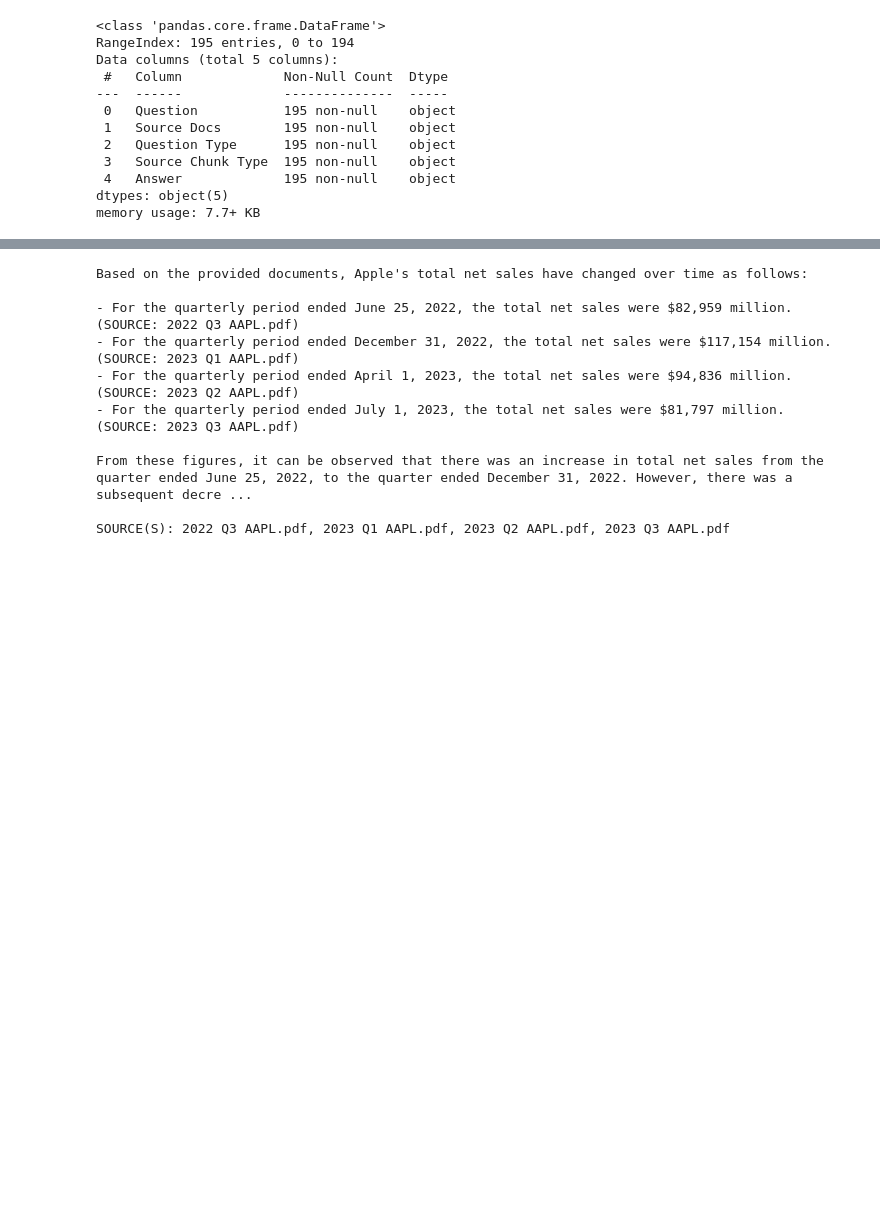
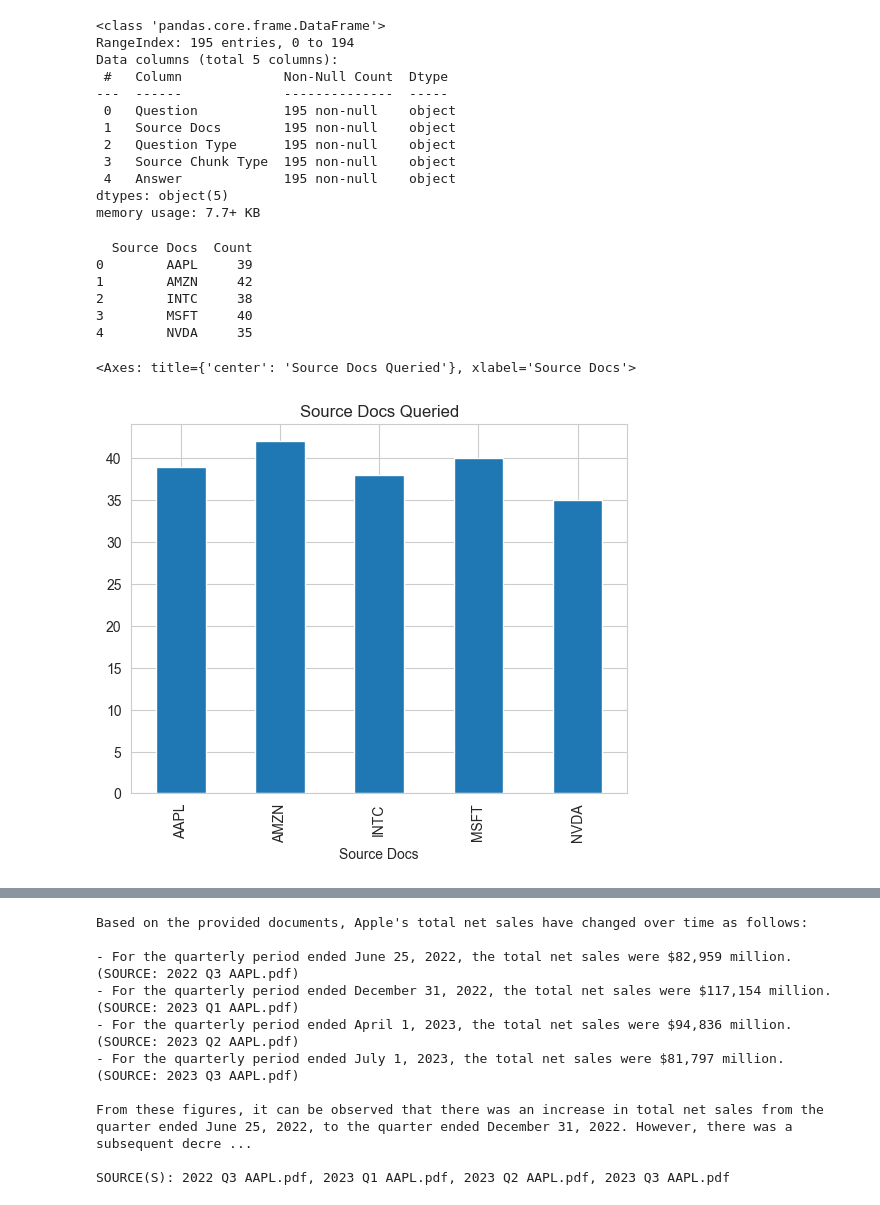
Before and after one commit to devinsuy/Enterprise-RAG, a Jupyter notebook: notebooks/EDA_SEC.ipynb, the cells around one changed output, grey strips where cells are left out. Drawn from its saved outputs; the diff is of its cells as text; code cells hidden in the pictures; blank space fills up the shorter version.

```diff
--- a/notebooks/EDA_SEC.ipynb
+++ b/notebooks/EDA_SEC.ipynb
@@ -40,3 +87,19 @@ Data columns (total 5 columns):
  4   Answer             195 non-null    object
 dtypes: object(5)
 memory usage: 7.7+ KB
+# %%
+business = ['AAPL', 'MSFT', 'NVDA','INTC','AMZN']
+pat = '|'.join(business)
+s = df_qa['Source Docs'].str.extract('('+pat+')', expand=False)
+df1 = df_qa.groupby(s).size().reset_index(name='Count')
+print(df1)
+df1.plot.bar(x='Source Docs', y='Count', legend=False, title='Source Docs Queried')
+# %% [output]
+  Source Docs  Count
+0        AAPL     39
+1        AMZN     42
+2        INTC     38
+3        MSFT     40
+4        NVDA     35
+<Axes: title={'center': 'Source Docs Queried'}, xlabel='Source Docs'>
+[figure, added]
```
Also changed, not shown: parts of 18 cells of this notebook.
